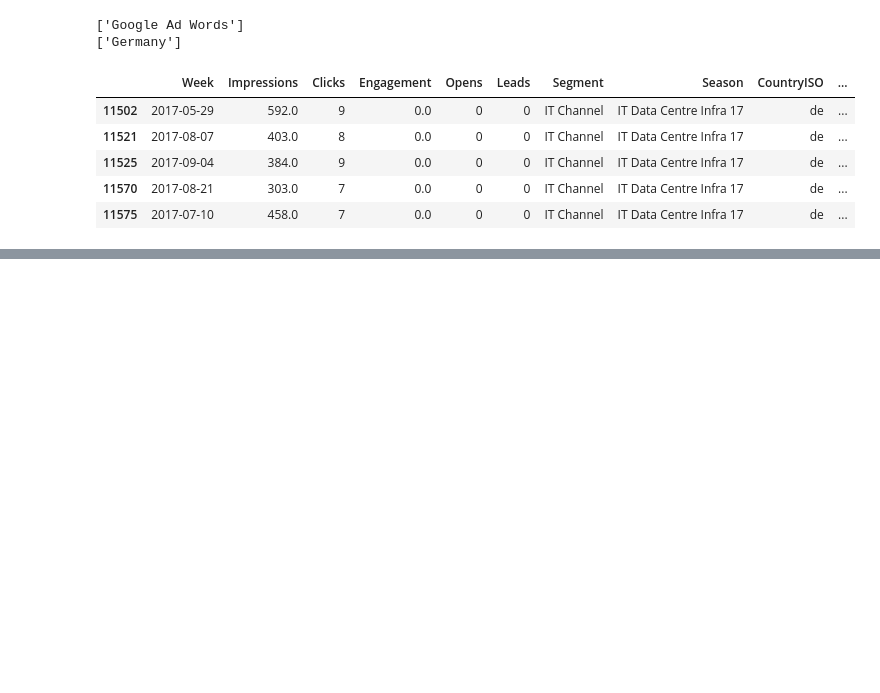
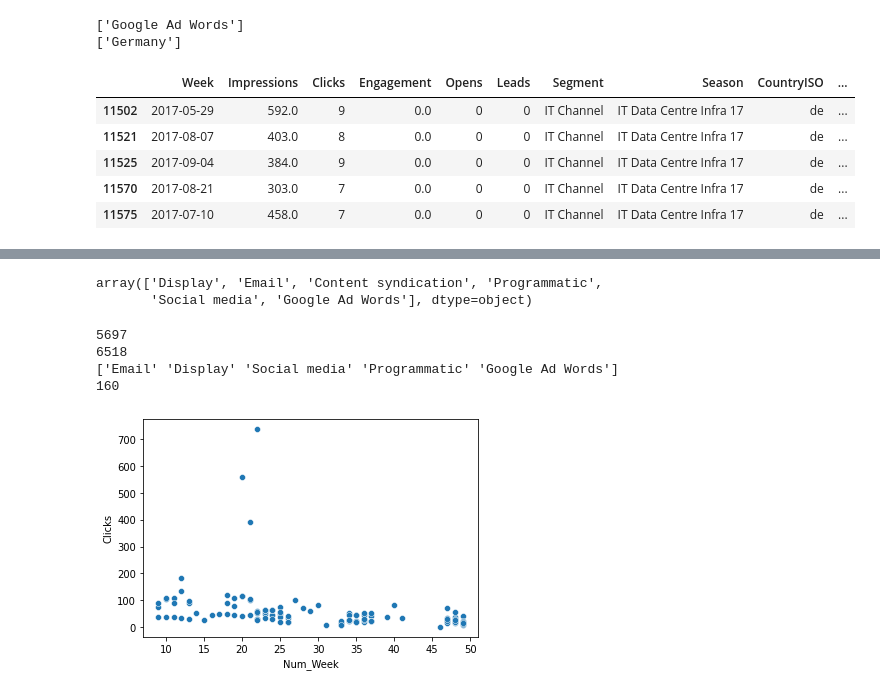
Before and after one commit to tpat7187/EATONProject, a Jupyter notebook: Interactive_Model.ipynb, the cells around one changed output, grey strips where cells are left out. Saved outputs shown, nothing was run; the diff lists cells and outputs as text; code cells hidden in the pictures; blank space fills up the shorter version.

```diff
--- a/Interactive_Model.ipynb
+++ b/Interactive_Model.ipynb
@@ -26,6 +59,7 @@ df['Year'] = pd.DatetimeIndex(df['Week']).year
 df['Month'] = pd.DatetimeIndex(df['Week']).month
 df['Num_Week'] = pd.DatetimeIndex(df['Week']).weekofyear
 df["BuyingBasis"].replace('instance', 'Instance', inplace = True)
+df["AdType"].replace('Social email ', 'Social email', inplace = True)
 # filling null values for engagement and impressions
 df['Engagement'] = df['Engagement'].fillna(0)
 df['Impressions'] = df['Impressions'].fillna(0)
@@ -131,0 +225,55 @@ df_LED.head(5)
+# %%
+df["Segment"].unique()
+
+df_res = df.copy()
+
+df_res = df.loc[df["Segment"] == "Residential"]
+
+
+# Countries
+df_res["CountryName"].unique()
+
+#Ad Types [Everything besides Social Email]
+df_res["AdType"].unique()
+
+# looking at success of the residential market
+# %% [output]
+array(['Display', 'Email', 'Content syndication', 'Programmatic',
+       'Social media', 'Google Ad Words'], dtype=object)
+# %%
+df_res_nw = df.loc[df["CountryName"] == "Norway"]
+
+# Of the 6518 ads in residential market, 5697 are targetted towards Norway
+print(df_res_nw["AdType"].shape[0])
+print(df_res.shape[0])
+
+# Residential Market in Norway? 2016, 2017
+df_res_nw = df_res_nw.loc[(df_res_nw["Year"] == 2017)]
+
+# Ad Types 2017: Email Display, SMedia, Programmatic, Google
+# Ad Types 2016: Display,  Social Media, Programmatic :: Maybe restrict to 2017 ??
+print(df_res_nw["AdType"].unique())
+
+# 2016 - 1298
+# 2017 - 4399
+
+# splitting up current dataframe by adtype
+
+df_resnwEmail = df_res_nw.loc[df_res_nw["AdType"] == "Email"]
+df_resnwDisplay = df_res_nw.loc[df_res_nw["AdType"] == "Display"]
+df_resnwSM = df_res_nw.loc[df_res_nw["AdType"] == "Social media"]
+df_resnwProg = df_res_nw.loc[df_res_nw["AdType"] == "Programmatic"]
+df_resnwGoogle = df_res_nw.loc[df_res_nw["AdType"] == "Google Ad Words"]
+
+
+# ONLY 6 EMAILS?
+print(df_resnwSM.shape[0])
+
+sns.scatterplot(data = df_resnwDisplay, x = "Num_Week", y = "Clicks")
+plt.show()
+# %% [output]
+5697
+6518
+['Email' 'Display' 'Social media' 'Programmatic' 'Google Ad Words']
+160
+[figure, added]
```
Also changed, not shown: parts of 15 cells of this notebook.
